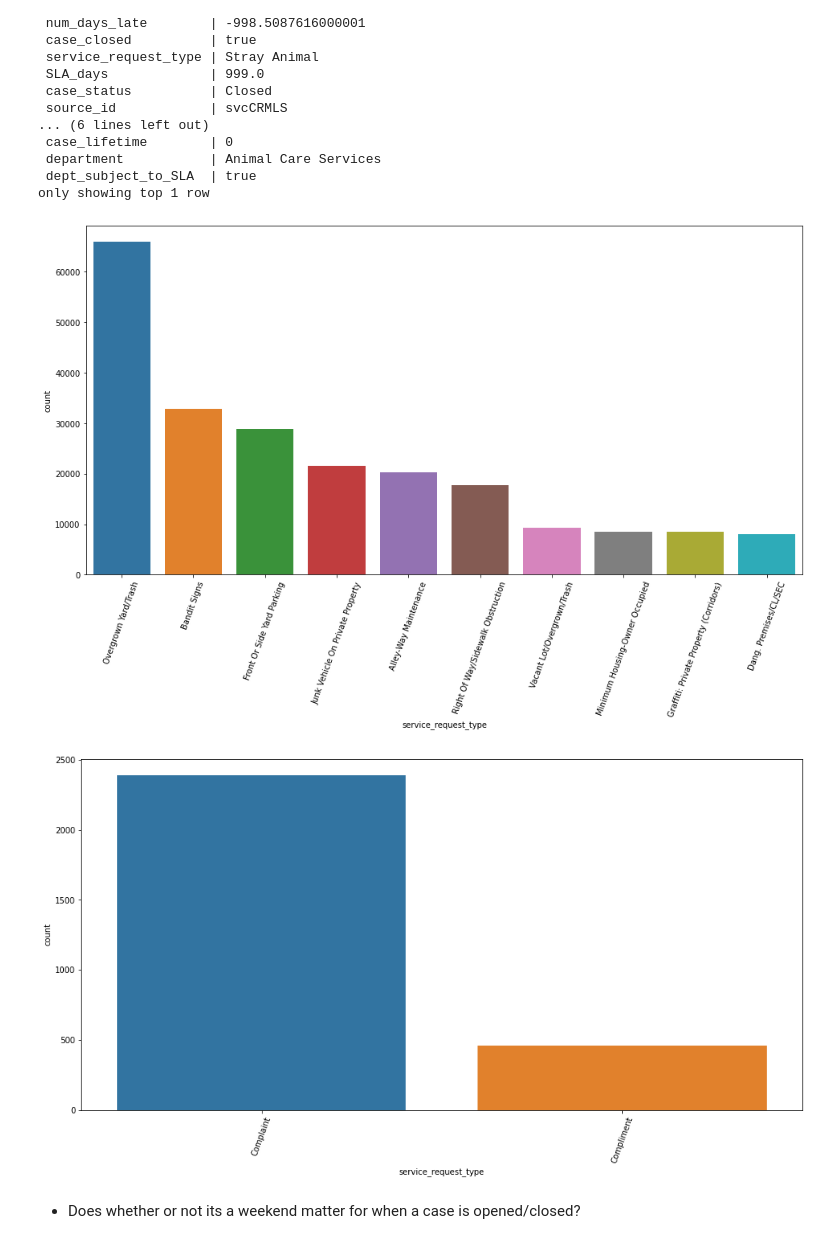
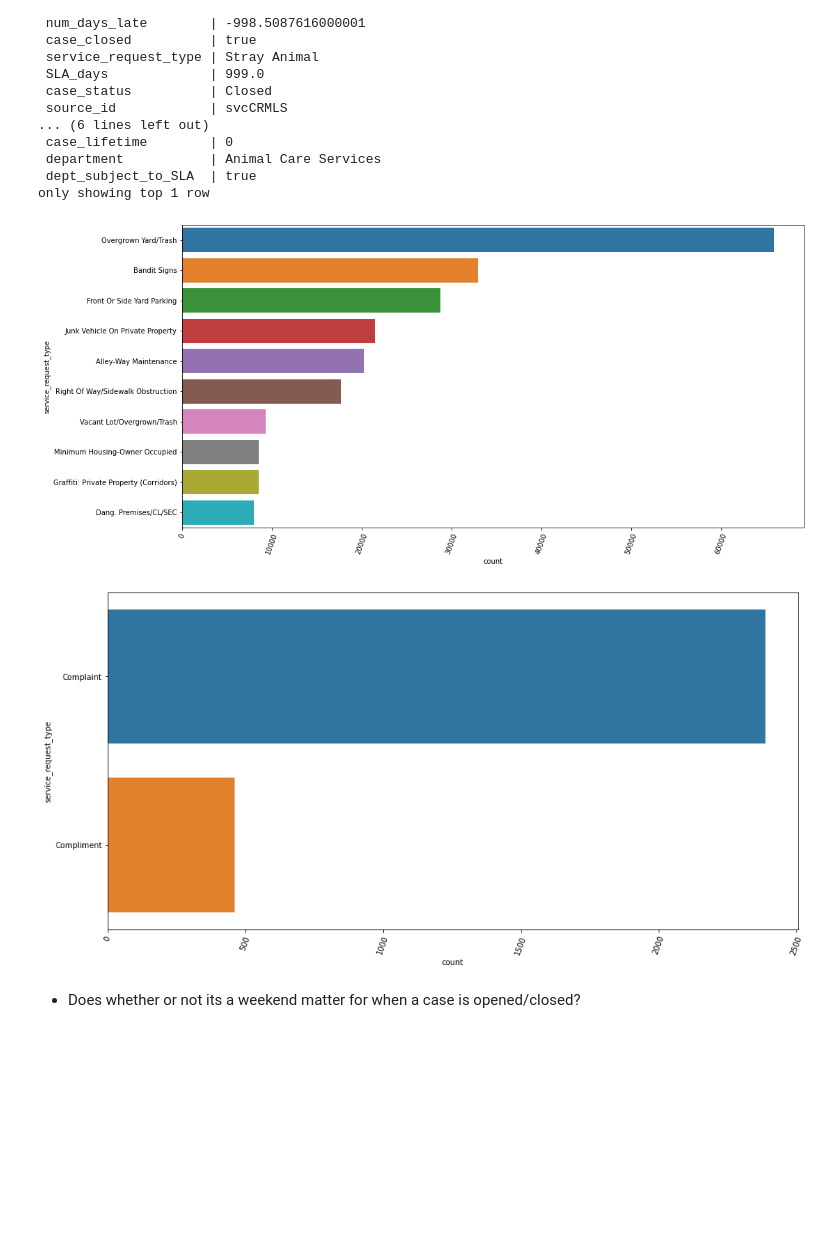
Before and after one commit to jivemachine/distributed-ml, a Jupyter notebook: exploring_exercises.ipynb, the cells around one changed output. Cells and saved outputs as stored; diff of their text form; code cells hidden in the pictures; blank space fills up the shorter version.

```diff
--- a/exploring_exercises.ipynb
+++ b/exploring_exercises.ipynb
@@ -250,16 +260,17 @@ dsd = (
     .groupBy("service_request_type")
     .count()
     .sort(desc("count"))
+    .limit(10)
     .toPandas()
 )
 # %%
 plt.figure(figsize=(16,8))
 
-sns.barplot(x="service_request_type", y="count", data=dsd.head(10))
+sns.barplot(y="service_request_type", x="count", data=dsd)
 plt.xticks(rotation=70)
 plt.show()
 # %% [output]
-[figure, old version]
+[figure, new version]
 # %%
 cs = (
     df.filter("department == 'Customer Service'")
@@ -271,11 +283,11 @@ cs = (
 # %%
 plt.figure(figsize=(16,8))
 
-sns.barplot(x="service_request_type", y="count", data=cs.head(10))
+sns.barplot(y="service_request_type", x="count", data=cs)
 plt.xticks(rotation=70)
 plt.show()
 # %% [output]
-[figure, old version]
+[figure, new version]
 # %% [markdown]
 - Does whether or not its a weekend matter for when a case is opened/closed?
 # %%
```
Also changed, not shown: parts of 16 cells of this notebook.
